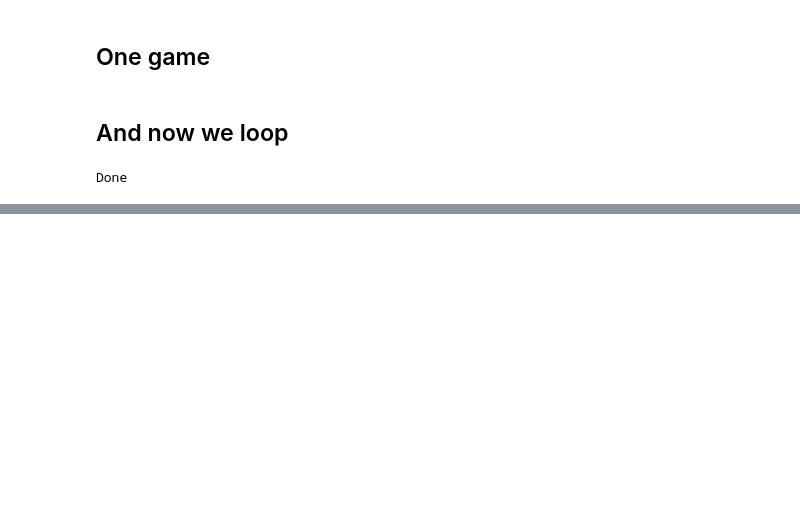
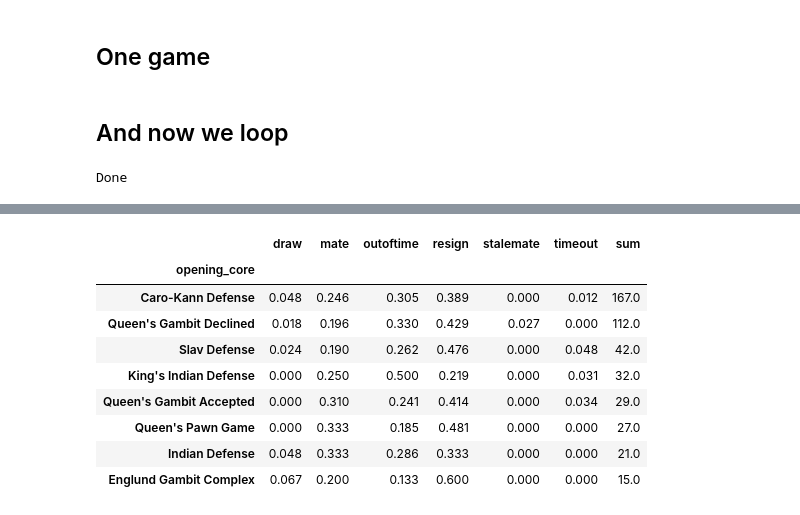
Before and after one commit to menisadi/lichess_analysis, a Jupyter notebook: get_games.ipynb, the cells around one changed output, grey strips where cells are left out. Drawn from its saved outputs; the diff is of its cells as text; code cells hidden in the pictures; blank space fills up the shorter version.

```diff
--- a/get_games.ipynb
+++ b/get_games.ipynb
@@ -254,0 +297,13 @@ df.groupby('opening_core')['my_acpl'].agg(['min', 'max', 'count', 'mean']).sort_
+# %%
+pivot_opennings_normalized.head(8)
+# %% [output]
+|  | draw | mate | outoftime | resign | stalemate | timeout | sum |
+| opening_core |  |  |  |  |  |  |  |
+| Caro-Kann Defense | 0.048 | 0.246 | 0.305 | 0.389 | 0.000 | 0.012 | 167.0 |
+| Queen's Gambit Declined | 0.018 | 0.196 | 0.330 | 0.429 | 0.027 | 0.000 | 112.0 |
+| Slav Defense | 0.024 | 0.190 | 0.262 | 0.476 | 0.000 | 0.048 | 42.0 |
+| King's Indian Defense | 0.000 | 0.250 | 0.500 | 0.219 | 0.000 | 0.031 | 32.0 |
+| Queen's Gambit Accepted | 0.000 | 0.310 | 0.241 | 0.414 | 0.000 | 0.034 | 29.0 |
+| Queen's Pawn Game | 0.000 | 0.333 | 0.185 | 0.481 | 0.000 | 0.000 | 27.0 |
+| Indian Defense | 0.048 | 0.333 | 0.286 | 0.333 | 0.000 | 0.000 | 21.0 |
+| Englund Gambit Complex | 0.067 | 0.200 | 0.133 | 0.600 | 0.000 | 0.000 | 15.0 |
```
Also changed, not shown: parts of 26 cells of this notebook, 2 other files.
